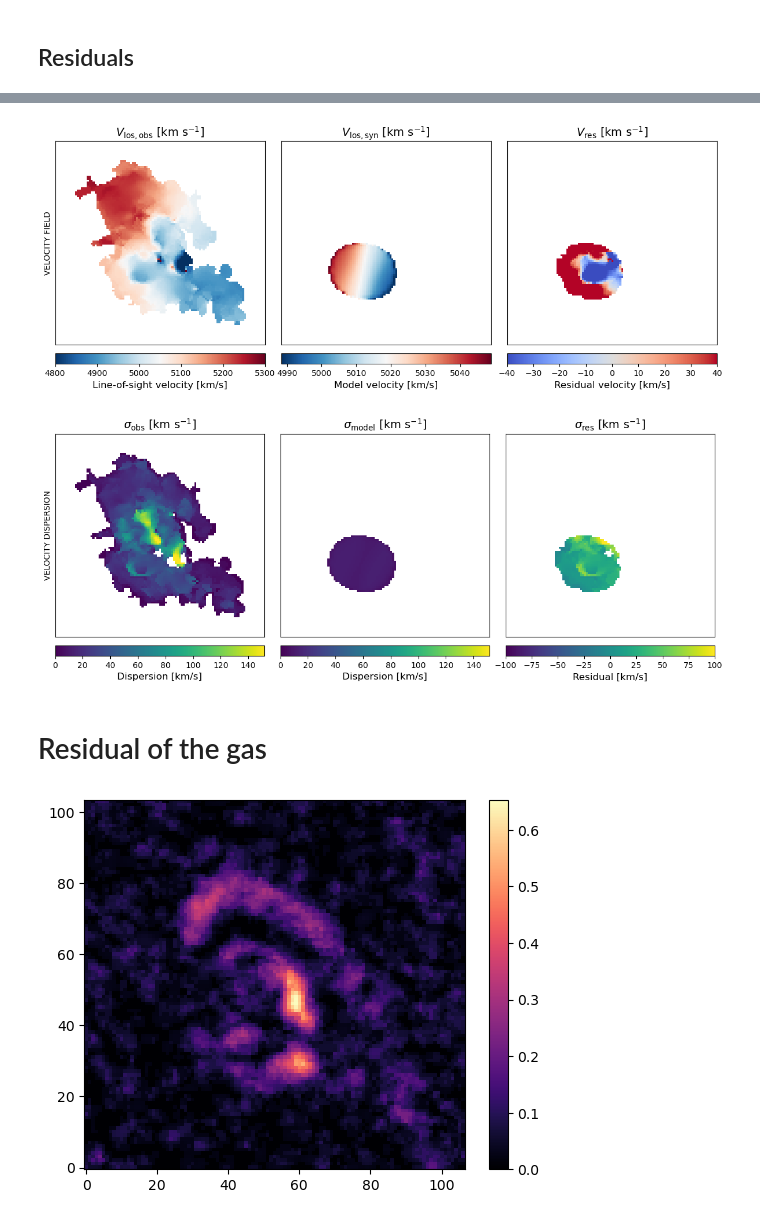
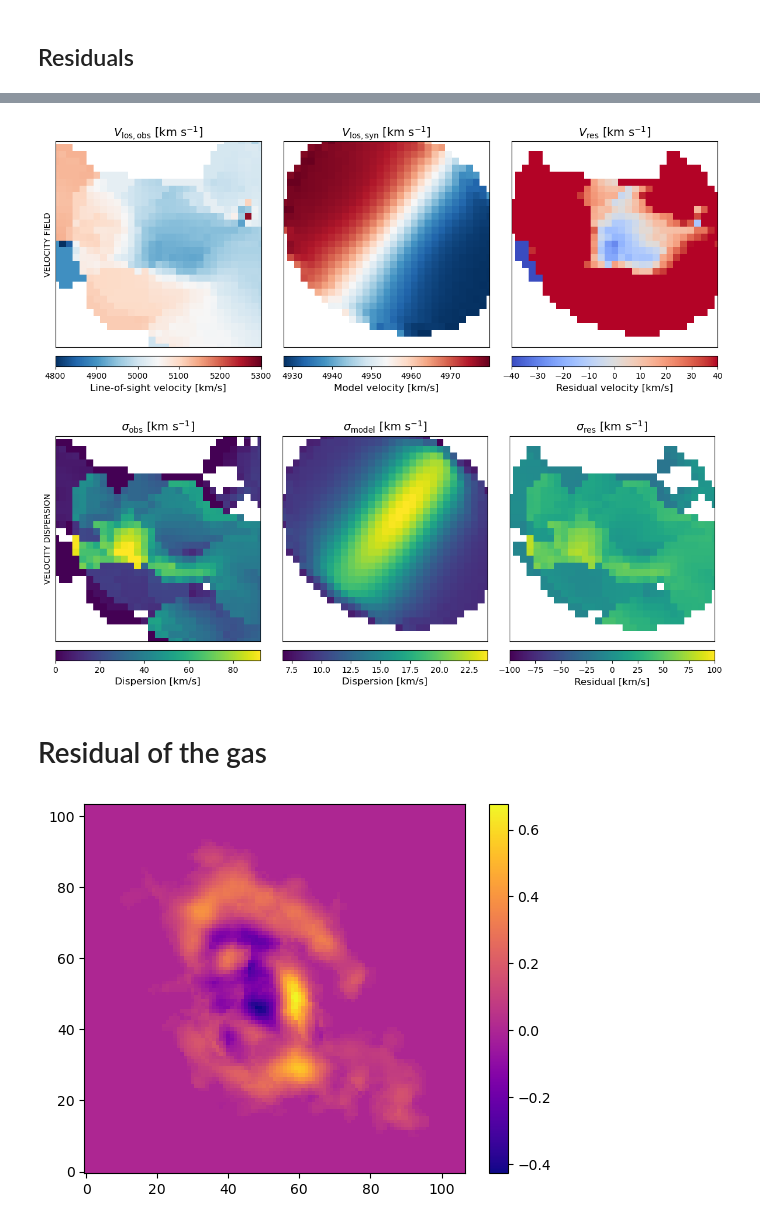
Before and after one commit to AnyelTars/Arp86-Galaxy-System, a Jupyter notebook: USNOA2-1125-19940303/arp86-3_bbaraolo_model.ipynb, the cells around one changed output, grey strips where cells are left out. Cells and saved outputs as stored; diff of their text form; code cells hidden in the pictures.

Commit message:
Model of the galaxy

```diff
--- a/USNOA2-1125-19940303/arp86-3_bbaraolo_model.ipynb
+++ b/USNOA2-1125-19940303/arp86-3_bbaraolo_model.ipynb
@@ -16,20 +16,20 @@ cube='arp86-3_cube.fits'
 header = fits.getheader(directory+cube)
 data = fits.getdata(directory+cube)
 #data moment0
-data_mom0 = fits.getdata(directory+"output10/SoFiA_J234703.61+292835.6/maps/SoFiA_J234703.61+292835.6_0mom.fits")
-header_mom0 = fits.getheader(directory+"output10/SoFiA_J234703.61+292835.6/maps/SoFiA_J234703.61+292835.6_0mom.fits")
+data_mom0 = fits.getdata(directory+"output11/SoFiA_J234703.61+292835.6/maps/SoFiA_J234703.61+292835.6_0mom.fits")
+header_mom0 = fits.getheader(directory+"output11/SoFiA_J234703.61+292835.6/maps/SoFiA_J234703.61+292835.6_0mom.fits")
 #data moment1
-data_mom1 = fits.getdata(directory+"output10/SoFiA_J234703.61+292835.6/maps/SoFiA_J234703.61+292835.6_1mom.fits")
+data_mom1 = fits.getdata(directory+"output11/SoFiA_J234703.61+292835.6/maps/SoFiA_J234703.61+292835.6_1mom.fits")
 #data moment2
-data_mom2 = fits.getdata(directory+"output10/SoFiA_J234703.61+292835.6/maps/SoFiA_J234703.61+292835.6_2mom.fits")
+data_mom2 = fits.getdata(directory+"output11/SoFiA_J234703.61+292835.6/maps/SoFiA_J234703.61+292835.6_2mom.fits")
 #data model
-data_model = fits.getdata(directory+"output10/SoFiA_J234703.61+292835.6/SoFiA_J234703.61+292835.6mod_none.fits")
+data_model = fits.getdata(directory+"output11/SoFiA_J234703.61+292835.6/SoFiA_J234703.61+292835.6mod_azim.fits")
 #moment 0 of the model
-data_model_mom0 = fits.getdata(directory+"output10/SoFiA_J234703.61+292835.6/maps/SoFiA_J234703.61+292835.6mod_0mom_none.fits")
+data_model_mom0 = fits.getdata(directory+"output11/SoFiA_J234703.61+292835.6/maps/SoFiA_J234703.61+292835.6mod_0mom_azim.fits")
 #moment 1 of the model
-data_model_mom1 = fits.getdata(directory+"output10/SoFiA_J234703.61+292835.6/maps/SoFiA_J234703.61+292835.6mod_1mom_none.fits")
+data_model_mom1 = fits.getdata(directory+"output11/SoFiA_J234703.61+292835.6/maps/SoFiA_J234703.61+292835.6mod_1mom_azim.fits")
 #moment 2 of the model
-data_model_mom2 = fits.getdata(directory+"output10/SoFiA_J234703.61+292835.6/maps/SoFiA_J234703.61+292835.6mod_2mom_none.fits")
+data_model_mom2 = fits.getdata(directory+"output11/SoFiA_J234703.61+292835.6/maps/SoFiA_J234703.61+292835.6mod_2mom_azim.fits")
 # %%
 # upload the optical image
 optical_file = "arp86-3-optical.fits"
@@ -258,6 +279,8 @@ im1 = axs[0].imshow(data_mom1, cmap='RdBu_r', vmin=4800, vmax=5300, **common_kwa
 axs[0].set_title(r'$V_{\mathrm{los,obs}}$ [km s$^{-1}$]', fontsize=14)
 axs[0].set_ylabel('VELOCITY FIELD')
 axs[0].tick_params(labelbottom=False, labelleft=False, bottom=False, left=False)
+axs[0].set_xlim(25, 55)
+axs[0].set_ylim(20, 50)
 
 divider1 = make_axes_locatable(axs[0])
 cax1 = divider1.append_axes("bottom", size="5%", pad=0.15)
@@ -268,6 +291,8 @@ cbar1.set_label('Line-of-sight velocity [km/s]', fontsize=12)
 im2 = axs[1].imshow(data_model_mom1, cmap='RdBu_r', **common_kwargs)
 axs[1].set_title(r'$V_{\mathrm{los,syn}}$ [km s$^{-1}$]', fontsize=14)
 axs[1].tick_params(labelbottom=False, labelleft=False, bottom=False, left=False)
+axs[1].set_xlim(25, 55)
+axs[1].set_ylim(20, 50)
 
 divider2 = make_axes_locatable(axs[1])
 cax2 = divider2.append_axes("bottom", size="5%", pad=0.15)
@@ -279,6 +304,8 @@ resid_vlim = 40  # km/s
 im3 = axs[2].imshow(residual_mom1, cmap='coolwarm', vmin=-resid_vlim, vmax=resid_vlim, **common_kwargs)
 axs[2].set_title(r'$V_{\mathrm{res}}$ [km s$^{-1}$]', fontsize=14)
 axs[2].tick_params(labelbottom=False, labelleft=False, bottom=False, left=False)
+axs[2].set_xlim(25, 55)
+axs[2].set_ylim(20, 50)
 
 divider3 = make_axes_locatable(axs[2])
 cax3 = divider3.append_axes("bottom", size="5%", pad=0.15)
@@ -293,7 +320,7 @@ for ax in axs:
 # plt.savefig("moment1_threepanel_velocity.pdf", dpi=300, bbox_inches='tight')
 plt.show()
 # %% [output]
-[figure, old version]
+[figure, new version]
 # %%
 # Create figure and axes with tight spacing
 fig, axs = plt.subplots(1, 3, figsize=(15, 5), gridspec_kw={'wspace': 0.02})
@@ -308,6 +335,8 @@ im1 = axs[0].imshow(data_mom2, cmap='viridis', vmin=vmin_m2, vmax=vmax_m2, **com
 axs[0].set_title(r'$\sigma_{\mathrm{obs}}$ [km s$^{-1}$]', fontsize=14)
 axs[0].set_ylabel('VELOCITY DISPERSION')
 axs[0].tick_params(labelbottom=False, labelleft=False, bottom=False, left=False)
+axs[0].set_xlim(25, 55)
+axs[0].set_ylim(20, 50)
 
 divider1 = make_axes_locatable(axs[0])
 cax1 = divider1.append_axes("bottom", size="5%", pad=0.15)
@@ -315,9 +344,11 @@ cbar1 = plt.colorbar(im1, cax=cax1, orientation='horizontal')
 cbar1.set_label('Dispersion [km/s]', fontsize=12)
 
 # ---------- Panel 2: Model dispersion ----------
-im2 = axs[1].imshow(data_model_mom2, cmap='viridis', vmin=vmin_m2, vmax=vmax_m2, **common_kwargs)
+im2 = axs[1].imshow(data_model_mom2, cmap='viridis', **common_kwargs)
 axs[1].set_title(r'$\sigma_{\mathrm{model}}$ [km s$^{-1}$]', fontsize=14)
 axs[1].tick_params(labelbottom=False, labelleft=False, bottom=False, left=False)
+axs[1].set_xlim(25, 55)
+axs[1].set_ylim(20, 50)
 
 divider2 = make_axes_locatable(axs[1])
 cax2 = divider2.append_axes("bottom", size="5%", pad=0.15)
@@ -329,6 +360,8 @@ resid_lim = 100  # km/s
 im3 = axs[2].imshow(residual_mom2, cmap='viridis', vmin=-resid_lim, vmax=resid_lim, **common_kwargs)
 axs[2].set_title(r'$\sigma_{\mathrm{res}}$ [km s$^{-1}$]', fontsize=14)
 axs[2].tick_params(labelbottom=False, labelleft=False, bottom=False, left=False)
+axs[2].set_xlim(25, 55)
+axs[2].set_ylim(20, 50)
 
 divider3 = make_axes_locatable(axs[2])
 cax3 = divider3.append_axes("bottom", size="5%", pad=0.15)
@@ -343,9 +376,18 @@ for ax in axs:
 # plt.savefig("moment2_threepanel_dispersion.pdf", dpi=300, bbox_inches='tight')
 plt.show()
 # %% [output]
-[figure, old version]
+[figure, new version]
 # %% [markdown]
 # Residual of the gas
 # %%
+# import mask
+mask = fits.getdata("/home/angeldavid/Desktop/Fedora/RESEARCH-INTERSHIPS/data_cubes/NGC7753/S2349+2904_HIcube2_clean_smooth_image_5_mask_kms.fits")
 data_new_galaxy = data - data_model
+
+# create a trehsold to mask the noise
+rms_data=np.sqrt(np.nanmean(data_new_galaxy**2))
+#data_new_galaxy_masked = np.where(data_new_galaxy > 2*rms_data, data_new_galaxy, 0)
+data_new_galaxy_masked = np.where(mask,data_new_galaxy,0)
+hdul_res_gas = fits.PrimaryHDU(data - data_model , header=header)
+hdul_res_gas.writeto(directory+'residual_gas_cube.fits',overwrite=True)
 # %%
@@ -355,7 +395,7 @@ data_new_galaxy_masked = np.where(data_new_galaxy > 2*rms_data, data_new_galaxy,
 mom0_dat_new = np.nansum(data_new_galaxy_masked,axis=0)*abs(header['CDELT3'])/1000
 # %%
-plt.imshow(mom0_dat_new, cmap='magma', origin='lower')
+plt.imshow(mom0_dat_new, cmap='plasma', origin='lower')
 plt.colorbar()
 plt.show()
 # %% [output]
-[figure, old version]
+[figure, new version]
```
Also changed, not shown: parts of 20 cells of this notebook.
